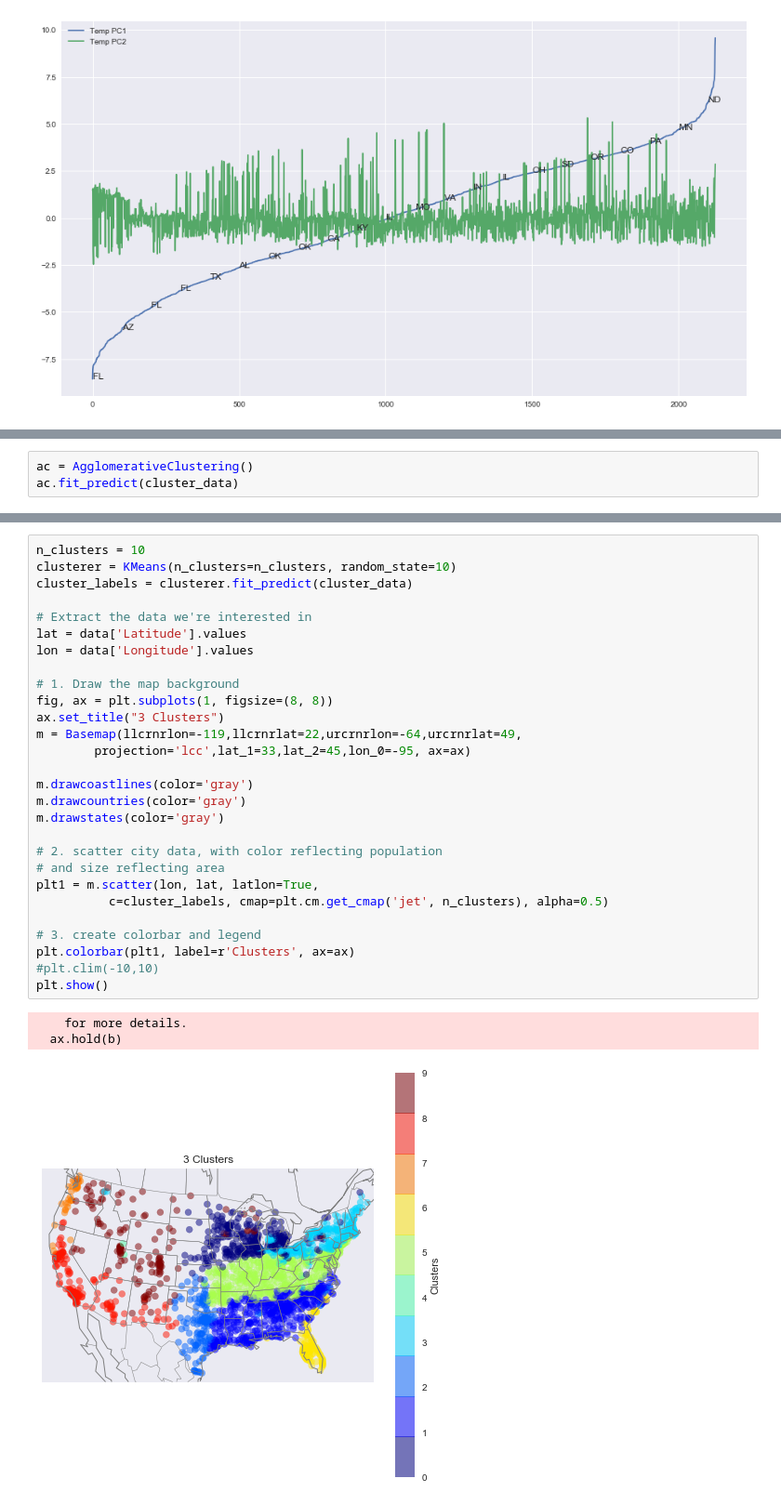
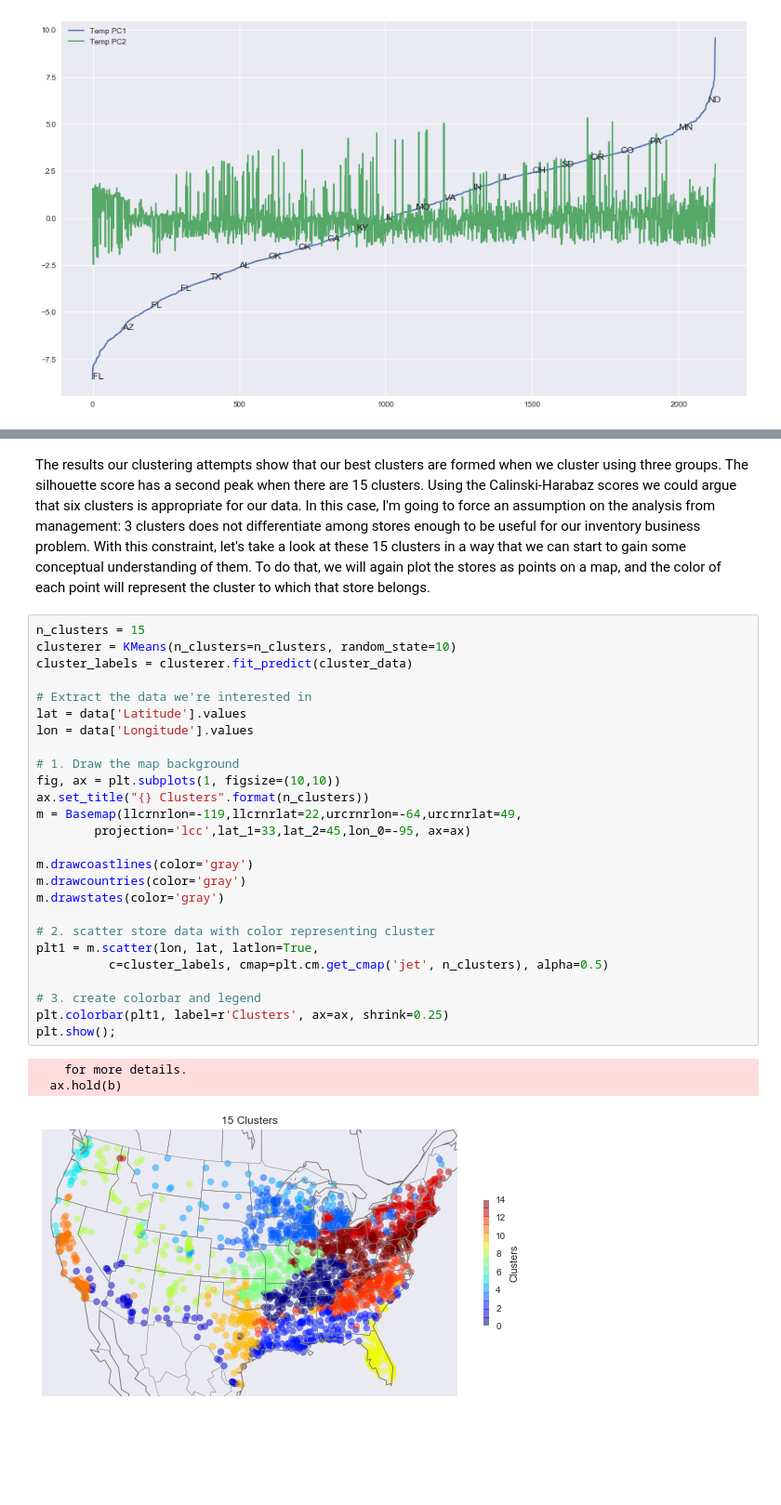
Before and after one commit to johnkmaxi/johnkmaxi.github.io, a Jupyter notebook: notebooks/Variable-Reduction-with-PCA.ipynb, the cells around one changed output, grey strips where cells are left out. Shown at 93% size. Drawn from its saved outputs; the diff is of its cells as text; blank space fills up the shorter version.

```diff
--- a/notebooks/Variable-Reduction-with-PCA.ipynb
+++ b/notebooks/Variable-Reduction-with-PCA.ipynb
@@ -173,3 +213,0 @@ cluster_data = data[[x for x in data.columns if re.search('Comp[123]$', x)]]
-# %%
-ac = AgglomerativeClustering()
-ac.fit_predict(cluster_data)
@@ -212,32 +255,32 @@ For n_clusters = 15 The average silhouette_score is : 0.30485583901 The Calinski
+# %% [markdown]
+The results our clustering attempts show that our best clusters are formed when we cluster using three groups. The silhouette score has a second peak when there are 15 clusters. Using the Calinski-Harabaz scores we could argue that six clusters is appropriate for our data. In this case, I'm going to force an assumption on the analysis from management: 3 clusters does not differentiate among stores enough to be useful for our inventory business problem. With this constraint, let's take a look at these 15 clusters in a way that we can start to gain some conceptual understanding of them. To do that, we will again plot the stores as points on a map, and the color of each point will represent the cluster to which that store belongs.
 # %%
-n_clusters = 10
+n_clusters = 15
 clusterer = KMeans(n_clusters=n_clusters, random_state=10)
 cluster_labels = clusterer.fit_predict(cluster_data)
 
 # Extract the data we're interested in
 lat = data['Latitude'].values
 lon = data['Longitude'].values
 
 # 1. Draw the map background
-fig, ax = plt.subplots(1, figsize=(8, 8))
-ax.set_title("3 Clusters")
+fig, ax = plt.subplots(1, figsize=(10,10))
+ax.set_title("{} Clusters".format(n_clusters))
 m = Basemap(llcrnrlon=-119,llcrnrlat=22,urcrnrlon=-64,urcrnrlat=49,
         projection='lcc',lat_1=33,lat_2=45,lon_0=-95, ax=ax)
 
 m.drawcoastlines(color='gray')
 m.drawcountries(color='gray')
 m.drawstates(color='gray')
 
-# 2. scatter city data, with color reflecting population
-# and size reflecting area
+# 2. scatter store data with color representing cluster
 plt1 = m.scatter(lon, lat, latlon=True,
           c=cluster_labels, cmap=plt.cm.get_cmap('jet', n_clusters), alpha=0.5)
 
 # 3. create colorbar and legend
-plt.colorbar(plt1, label=r'Clusters', ax=ax)
-#plt.clim(-10,10)
-plt.show()
+plt.colorbar(plt1, label=r'Clusters', ax=ax, shrink=0.25)
+plt.show();
 # %% [output]
     for more details.
   ax.hold(b)
-[figure, old version]
+[figure, new version]
```
Also changed, not shown: parts of 37 cells of this notebook, 7 other files.
